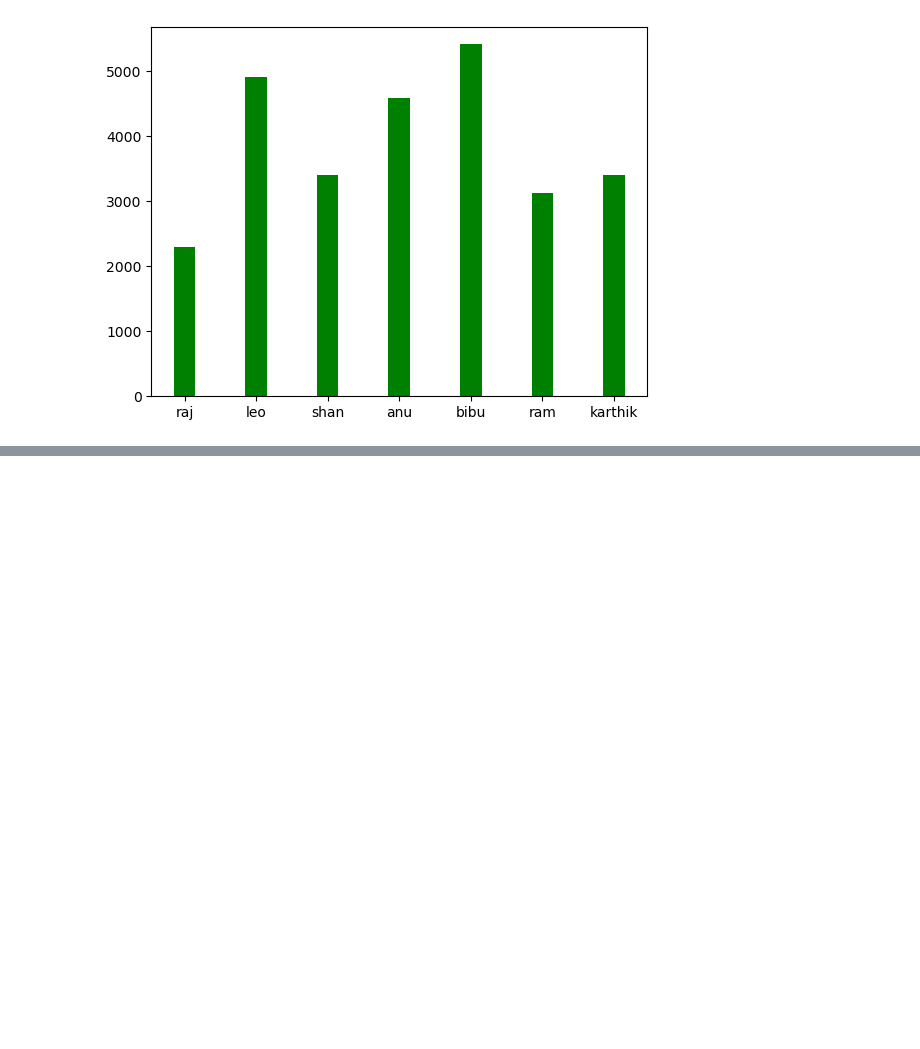
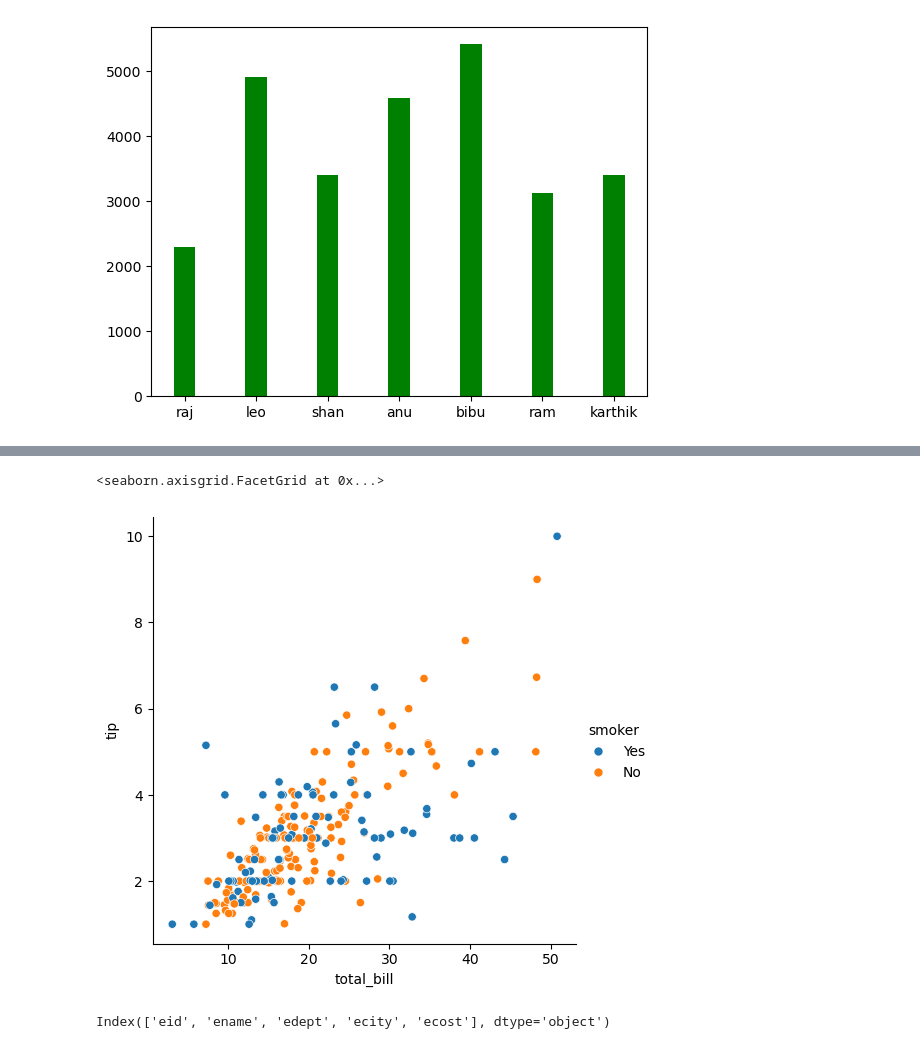
Before and after one commit to pakarthikstudent/DataEngineering__MLOps, a Jupyter notebook: DAY2/DE-2.ipynb, the cells around one changed output, grey strips where cells are left out. Drawn from its saved outputs; the diff is of its cells as text; code cells hidden in the pictures; blank space fills up the shorter version.

```diff
--- a/DAY2/DE-2.ipynb
+++ b/DAY2/DE-2.ipynb
@@ -420,0 +653,11 @@ plt.bar(df_dept['ename'],df_dept['ecost'],width=0.3,color='green')
+# %%
+#help(sns.relplot)
+sns.relplot(x='total_bill',y='tip',data=df_tips,hue='smoker')
+# %% [output]
+<seaborn.axisgrid.FacetGrid at 0x...>
+[figure, added]
+# %%
+df_csv = pd.read_csv('emp.csv')
+df_csv.columns
+# %% [output]
+Index(['eid', 'ename', 'edept', 'ecity', 'ecost'], dtype='object')
```
Also changed, not shown: parts of 16 cells of this notebook.
